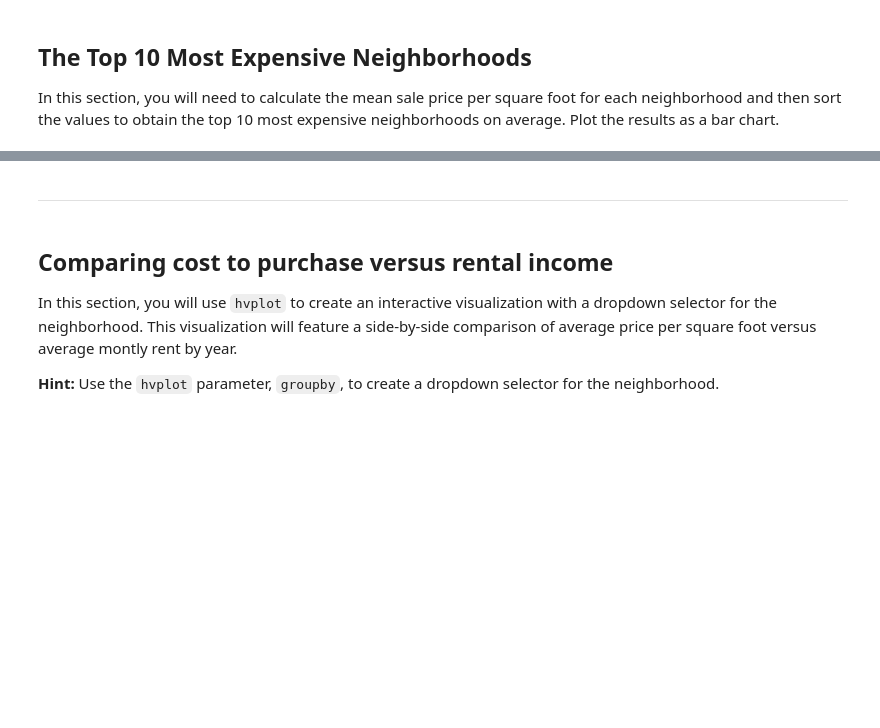
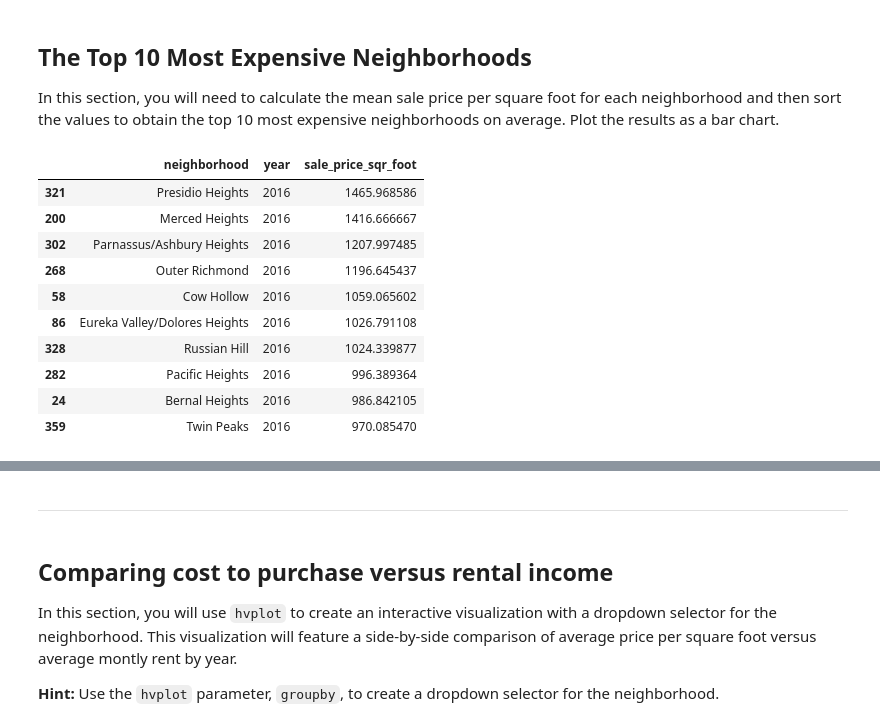
Before and after one commit to PanicAtTheDisco88/PyViz_homework6, a Jupyter notebook: Instructions/Starter_Code/rental_analysis.ipynb, the cells around one changed output, grey strips where cells are left out. Cells and saved outputs as stored; diff of their text form; code cells hidden in the pictures; blank space fills up the shorter version.

```diff
--- a/Instructions/Starter_Code/rental_analysis.ipynb
+++ b/Instructions/Starter_Code/rental_analysis.ipynb
@@ -154,0 +123,12 @@ interact(choose_neighborhood, neighborhood=list_of_neighborhoods)
+# %%
+#avg_price_by_neighborhood=sfo_data.groupby([sfo_data.index, 'neighborhood']).mean()
+#avg_price_by_neighborhood.reset_index(inplace=True)
+#avg_price_by_neighborhood
+
+# Group by year and neighborhood and then create a new data set of the mean values; returns a Series object
+sfo_avg_psf_neighborhood = sfo_data["sale_price_sqr_foot"].groupby([sfo_data.neighborhood,sfo_data.index]).mean()
+
+# Cast sfo_avg_psf_neighborhood to a Dataframe and reset index
+sfo_avg_psf_neighborhood = sfo_avg_psf_neighborhood.to_frame()
+sfo_avg_psf_neighborhood.reset_index(inplace=True)
+sfo_avg_psf_neighborhood.head()
@@ -164,0 +194,23 @@ In this section, you will need to calculate the mean sale price per square foot
+# %%
+# Getting the data from the top 10 expensive neighborhoods to own
+# Top 10 based on latest year of data(2016)
+
+psf_2016 = sfo_avg_psf_neighborhood[sfo_avg_psf_neighborhood['year'] == 2016]
+top10_psf_2016 = psf_2016.sort_values(by='sale_price_sqr_foot',ascending=False).head(10)
+top10_psf_2016
+
+#top10_psf_2016 = top10_psf_2016.sort_values(by='sale_price_sqr_foot', ascending=False)
+#top10_psf_2016.reset_index(inplace=True)
+#top10_psf_2016
+# %% [output]
+|  | neighborhood | year | sale_price_sqr_foot |
+| 321 | Presidio Heights | 2016 | 1465.968586 |
+| 200 | Merced Heights | 2016 | 1416.666667 |
+| 302 | Parnassus/Ashbury Heights | 2016 | 1207.997485 |
+| 268 | Outer Richmond | 2016 | 1196.645437 |
+| 58 | Cow Hollow | 2016 | 1059.065602 |
+| 86 | Eureka Valley/Dolores Heights | 2016 | 1026.791108 |
+| 328 | Russian Hill | 2016 | 1024.339877 |
+| 282 | Pacific Heights | 2016 | 996.389364 |
+| 24 | Bernal Heights | 2016 | 986.842105 |
+| 359 | Twin Peaks | 2016 | 970.085470 |
```
Also changed, not shown: parts of 13 cells of this notebook.
